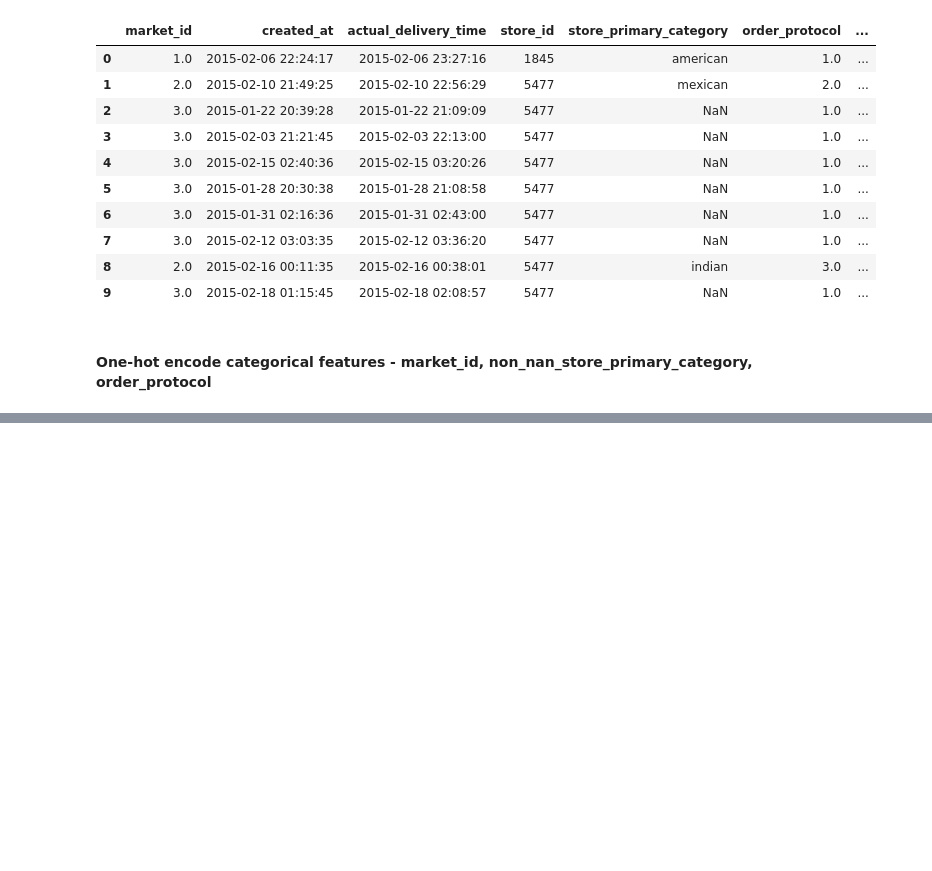
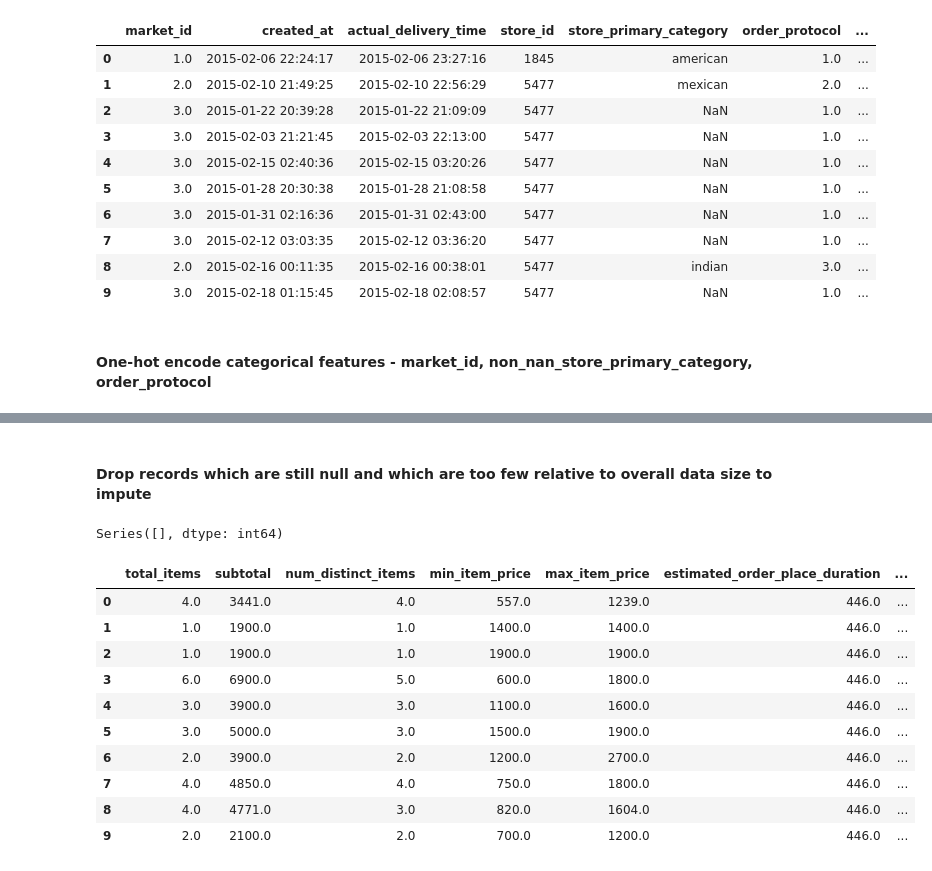
Before and after one commit to MeetPatel89/delivery_pred, a Jupyter notebook: notebooks/explore-0.0.1.ipynb, the cells around one changed output, grey strips where cells are left out. Cells and saved outputs as stored; diff of their text form; code cells hidden in the pictures; blank space fills up the shorter version.

```diff
--- a/notebooks/explore-0.0.1.ipynb
+++ b/notebooks/explore-0.0.1.ipynb
@@ -145,0 +131,2 @@ df.head()
+# %% [markdown]
+#### Drop records which are still null and which are too few relative to overall data size to impute
@@ -161,3 +157,21 @@ train_df = train_df.astype(float)
 for i in train_df.columns:
     if train_df[i].dtype != "float64":
         raise ValueError(f"Column {i} is not of type float64")
+# %%
+train_df.isna().sum()[lambda x: x > 0]
+# %% [output]
+Series([], dtype: int64)
+# %%
+train_df.head(10)
+# %% [output]
+|  | total_items | subtotal | num_distinct_items | min_item_price | max_item_price | estimated_order_place_duration | ... |
+| 0 | 4.0 | 3441.0 | 4.0 | 557.0 | 1239.0 | 446.0 | ... |
+| 1 | 1.0 | 1900.0 | 1.0 | 1400.0 | 1400.0 | 446.0 | ... |
+| 2 | 1.0 | 1900.0 | 1.0 | 1900.0 | 1900.0 | 446.0 | ... |
+| 3 | 6.0 | 6900.0 | 5.0 | 600.0 | 1800.0 | 446.0 | ... |
+| 4 | 3.0 | 3900.0 | 3.0 | 1100.0 | 1600.0 | 446.0 | ... |
+| 5 | 3.0 | 5000.0 | 3.0 | 1500.0 | 1900.0 | 446.0 | ... |
+| 6 | 2.0 | 3900.0 | 2.0 | 1200.0 | 2700.0 | 446.0 | ... |
+| 7 | 4.0 | 4850.0 | 4.0 | 750.0 | 1800.0 | 446.0 | ... |
+| 8 | 4.0 | 4771.0 | 3.0 | 820.0 | 1604.0 | 446.0 | ... |
+| 9 | 2.0 | 2100.0 | 2.0 | 700.0 | 1200.0 | 446.0 | ... |
```
Also changed, not shown: parts of 15 cells of this notebook.
